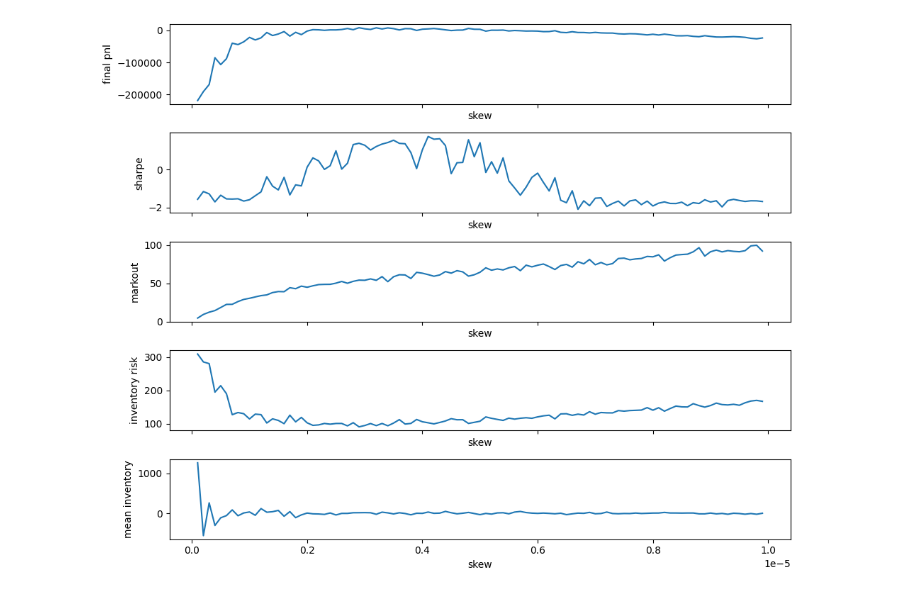
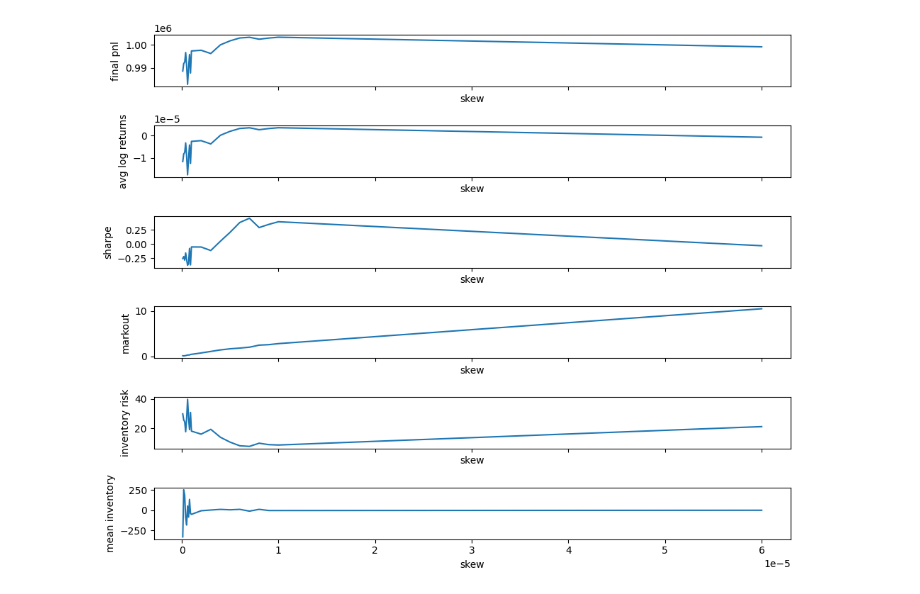
Before and after one commit to sebastianodutola/LOB, a Jupyter notebook: basic.ipynb, the cells around one changed output. Cells and saved outputs as stored; diff of their text form; code cells hidden in the pictures.

Commit message:
Finished Visualisation Code.

```diff
--- a/basic.ipynb
+++ b/basic.ipynb
@@ -216,24 +262,24 @@ def process_market_maker_data(market_maker):
 # %%
 import pandas as pd
 rng = np.random.default_rng(seed=1)
-skew_coefficients = np.arange(1e-7, 1e-5, 1e-7)
+skew_coefficients = np.concat([np.arange(1e-7, 1e-6, 1e-7), np.arange(1e-6, 1e-5,1e-6), np.arange(1e-5, 1e-4, 5e-5)])
 results = []
 for sc in skew_coefficients:
-    avg_metrics = simulate(0.5, sc, n=5, rng=rng, timesteps=1000)
+    avg_metrics = simulate(0.3, sc, n=5, rng=rng, timesteps=1000, price_vol=0.05)
     avg_metrics["skew"] = sc
     results.append(avg_metrics)
 
 df = pd.DataFrame(results)
-metrics_to_plot = ["final pnl", "sharpe", "markout", "inventory risk", "mean inventory"]
+metrics_to_plot = ["final pnl", "avg log returns", "sharpe", "markout", "inventory risk", "mean inventory"]
 
 fig, ax = plt.subplots(nrows=len(metrics_to_plot), figsize=(10,8), sharex=True)
 
 for ax, metric in zip(ax, metrics_to_plot):
     ax.plot(df['skew'], df[metric])
     ax.set_ylabel(metric)
     ax.set_xlabel('skew')
 
 fig.tight_layout()
 fig.show()
 # %% [output]
-[figure, old version]
+[figure, new version]
```
Also changed, not shown: parts of 6 cells of this notebook, 15 other files.
